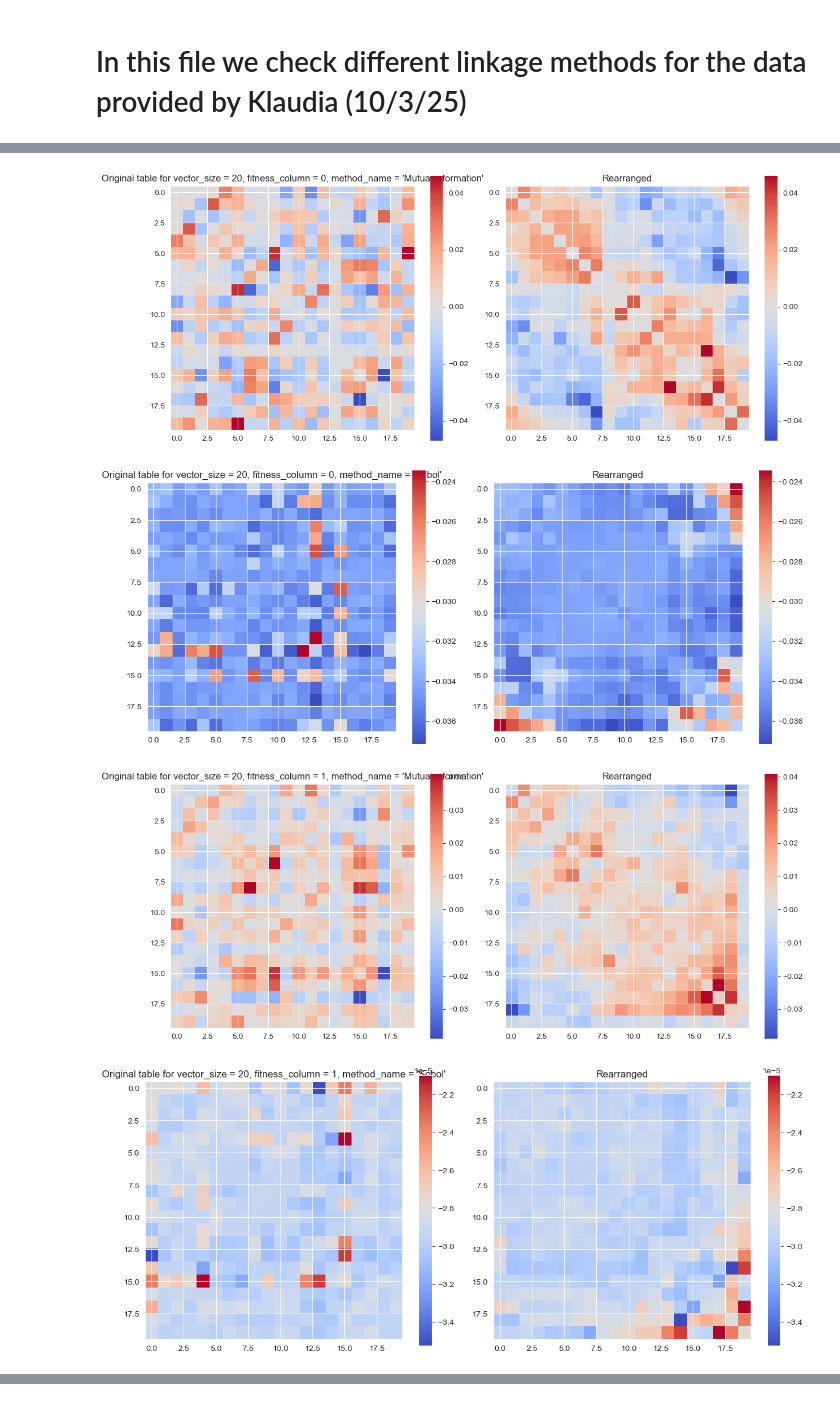
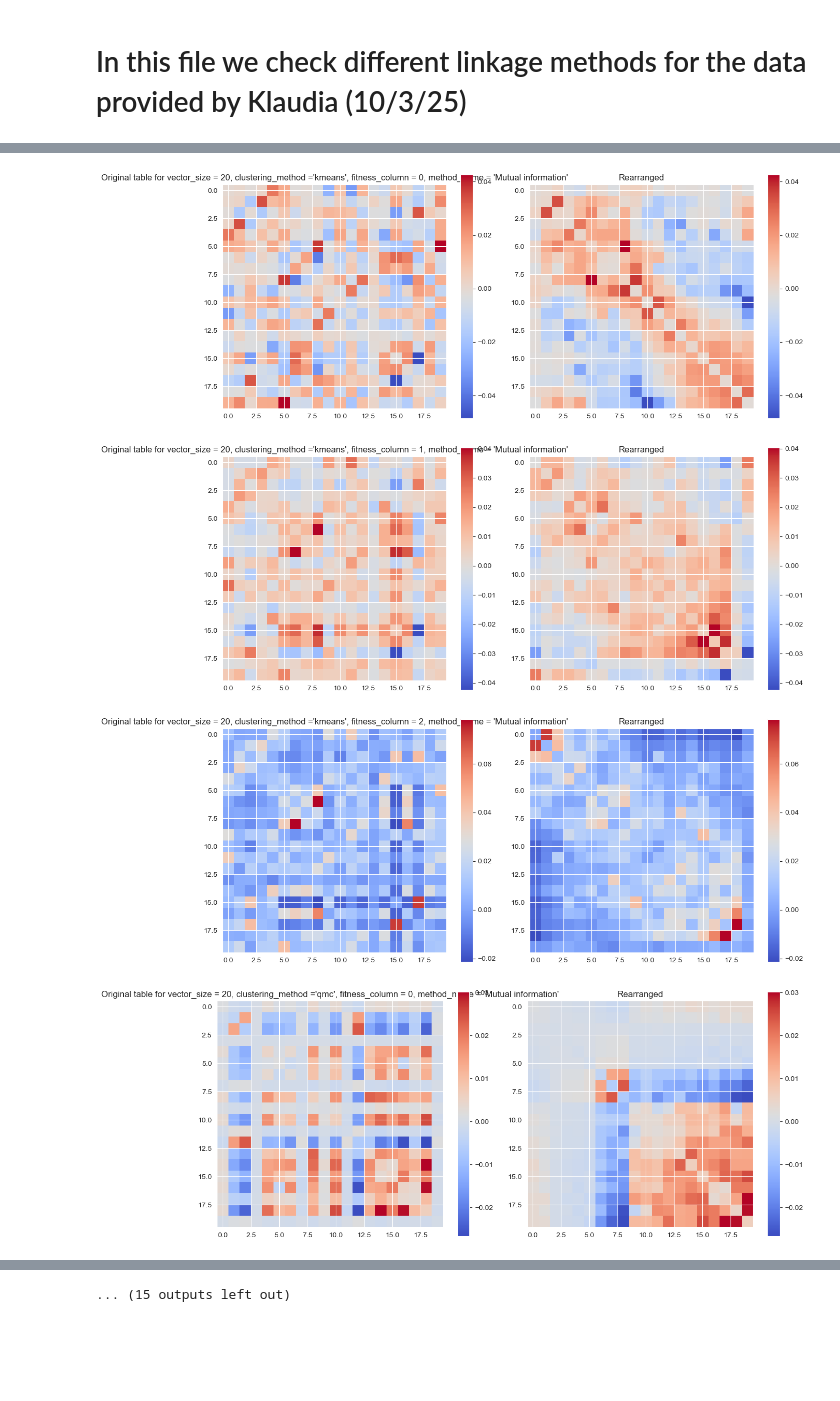
Before and after one commit to Giancarlo-Catalano/PSSearch, a Jupyter notebook: initial_testing/try_linkages.ipynb, the cells around one changed output, grey strips where cells are left out. Drawn from its saved outputs; the diff is of its cells as text; code cells hidden in the pictures; blank space fills up the shorter version.

```diff
--- a/initial_testing/try_linkages.ipynb
+++ b/initial_testing/try_linkages.ipynb
@@ -9,9 +9,9 @@ from PolishSystem.read_data import get_pRef_from_vectors, get_vectors_file_name,
 
 data_folder = r"C:\Users\gac8\PycharmProjects\PSSearch\data\retail_forecasting"
 
-def get_pRef_for_size_and_column(vector_size: int, fitness_column: int):
-    return get_pRef_from_vectors(name_of_vectors_file=get_vectors_file_name(data_folder, vector_size),
-                             name_of_fitness_file=get_fitness_file_name(data_folder, vector_size),
+def get_pRef_for_size_and_column(vector_size: int, clustering_method: str, fitness_column: int):
+    return get_pRef_from_vectors(name_of_vectors_file=get_vectors_file_name(data_folder, vector_size, clustering_method),
+                             name_of_fitness_file=get_fitness_file_name(data_folder, vector_size, clustering_method),
                              column_in_fitness_file=fitness_column)
 # %%
 import matplotlib.pyplot as plt
@@ -67,8 +75,9 @@ def show_for_linkage_method(func: Callable, pRef: PRef, solution: FullSolution,
     linkage_table = func(pRef, solution)
     display_rearranged_table_with_colours(linkage_table, titles = (f"Original table for {name}", "Rearranged"))
 # %%
-pRefs = {f"{vector_size = }, {fitness_column = }": get_pRef_for_size_and_column(vector_size, fitness_column)
-         for vector_size in [20]   # you can add 50 and 100 when you feel confident
+pRefs = {f"{vector_size = }, {clustering_method =}, {fitness_column = }": get_pRef_for_size_and_column(vector_size, clustering_method, fitness_column)
+         for vector_size in [20, 50, 100]   # you can add 50 and 100 when you feel confident
+         for clustering_method in ["kmeans", "qmc", "random"]
          for fitness_column in range(3)}
 # %%
 for key, item in pRefs.items():
@@ -80,10 +95,10 @@ vector_size = 20, fitness_column = 2 ->          PRef with 52626 samples, mean =
 # %%
 for name, pRef in pRefs.items():
     solution = pRef.get_best_solution()
-    for method, method_name in zip([get_local_mutual_information_linkage, get_local_sobol_linkage], ["Mutual information", "Sobol"]):
+    for method, method_name in zip([get_local_mutual_information_linkage], ["Mutual information"]):
         show_for_linkage_method(method, pRef, solution, name+f", {method_name = }")
 # %% [output]
-[figure, old version]
+[figure, new version]
-[figure, old version]
+[figure, new version]
-[figure, old version]
+[figure, new version]
-[figure, old version]
+[figure, new version]
@@ -91,0 +113 @@ for name, pRef in pRefs.items():
+... (15 outputs left out)
```
Also changed, not shown: parts of 3 cells of this notebook, 4 other files.
